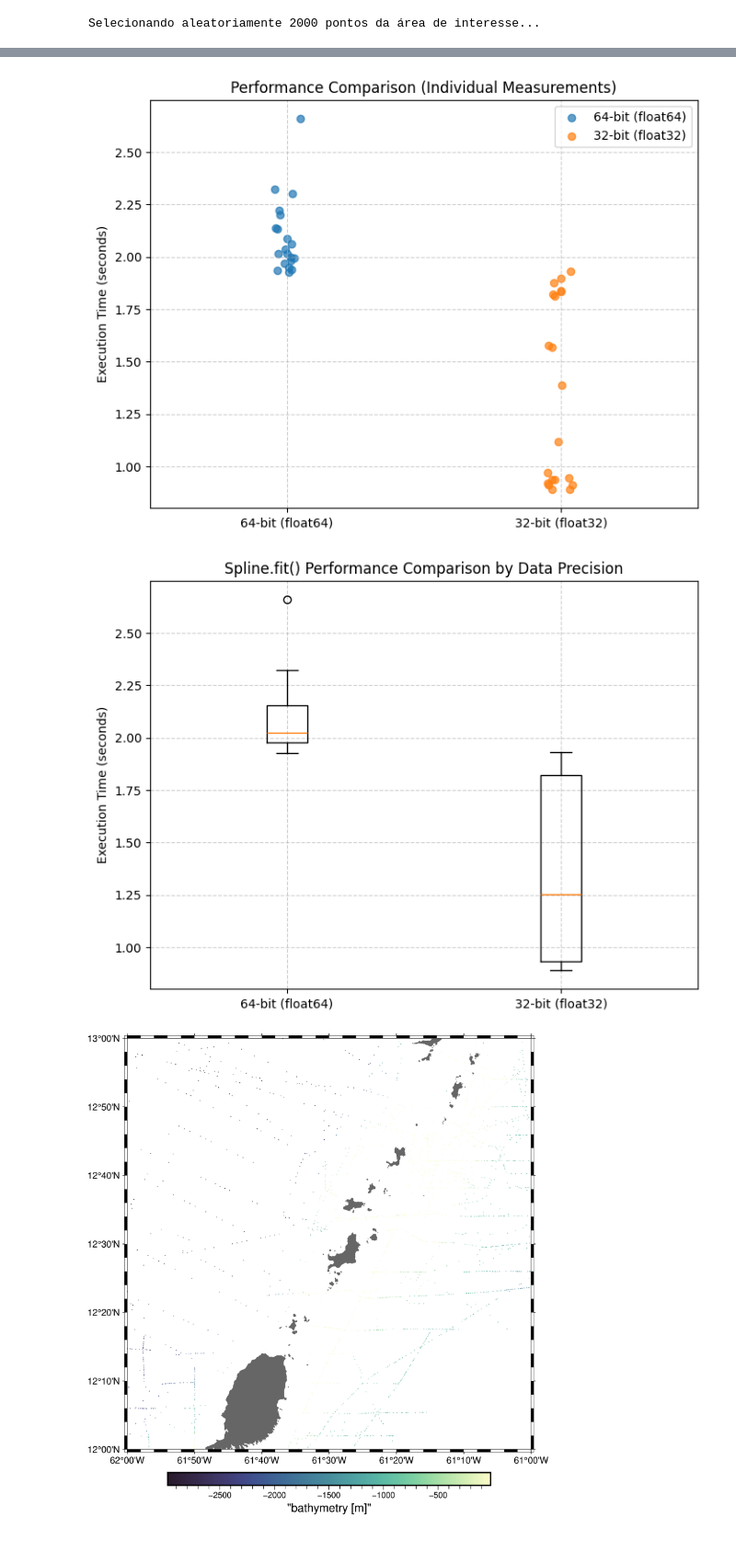
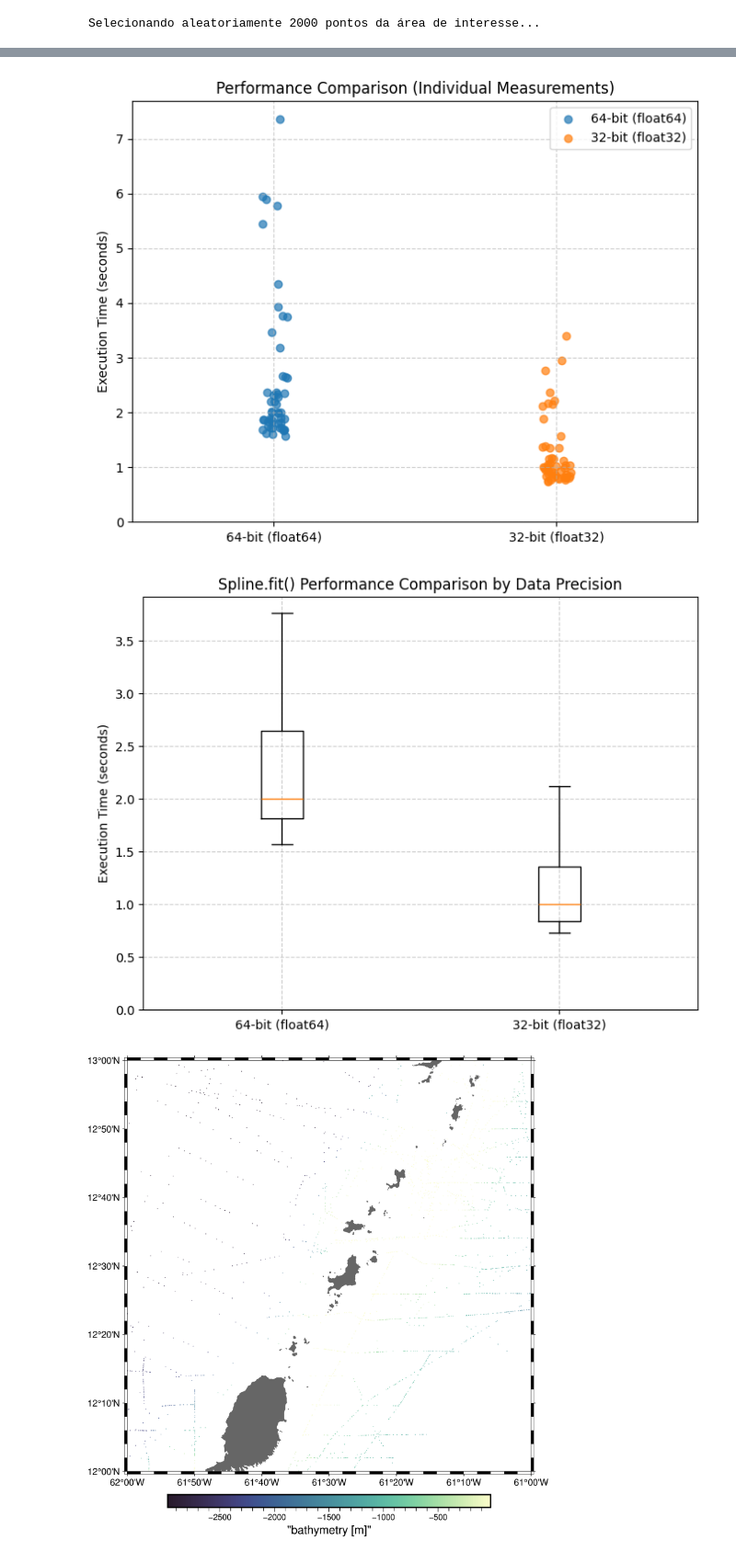
Before and after one commit to BernardoPerS/Fatiando_Modificado, a Jupyter notebook: Testes/teste_verde.ipynb, the cells around one changed output, grey strips where cells are left out. Shown at 92% size. Drawn from its saved outputs; the diff is of its cells as text; code cells hidden in the pictures.

```diff
--- a/Testes/teste_verde.ipynb
+++ b/Testes/teste_verde.ipynb
@@ -123,7 +121,8 @@ Line #      Hits         Time  Per Hit   % Time  Line Contents
 ## Código com benchmarking ##
 resultados_benchmark_spline = []
 # Serão usadas n-1 amostras nas estatísticas
-n_repeticoes = 31
+n_repeticoes = 51
+
 
 #Realizamos os testes com fit utilizando os 64 bits
 for i in range(n_repeticoes):
@@ -478,7 +676,7 @@ Line #      Hits         Time  Per Hit   % Time  Line Contents
 # %%
 ## Código com benchmarking ##
 resultados_benchmark_spline = []
-n_repeticoes = 21
+n_repeticoes = 51
 
 
 
@@ -577,37 +771,39 @@ fig, ax = plt.subplots(figsize=(8, 6))
 x_64 = np.ones(len(tempos_64bit)) # Todos os pontos na posição x=1
 x_32 = np.full(len(tempos_32bit), 2) # Todos os pontos na posição x=2
 
-# Adicionamos um pequeno "jitter" (ruído) no eixo X para que os pontos
+# Adicionamos um pequeno ruído no eixo X para que os pontos
 # não se sobreponham perfeitamente, facilitando a visualização.
 jitter_strength = 0.05
 x_64_jitter = x_64 + np.random.uniform(-jitter_strength, jitter_strength, len(x_64))
 x_32_jitter = x_32 + np.random.uniform(-jitter_strength, jitter_strength, len(x_32))
 
 # Plotando os pontos
 ax.scatter(x_64_jitter, tempos_64bit, alpha=0.7, label="64-bit (float64)")
 ax.scatter(x_32_jitter, tempos_32bit, alpha=0.7, label="32-bit (float32)")
 
 # Configurando o eixo X para mostrar os nomes das categorias
 ax.set_xticks([1, 2])
 ax.set_xticklabels(["64-bit (float64)", "32-bit (float32)"])
 ax.set_xlim(0.5, 2.5) # Limites para centralizar os pontos
 ax.set_title('Performance Comparison (Individual Measurements)')
 ax.set_ylabel('Execution Time (seconds)')
+ax.set_ylim(bottom=0)
 ax.grid(True, linestyle='--', alpha=0.6)
 ax.legend()
 #plt.savefig("comparacao_pontos_caribe.png")
 plt.show()
 
 fig, ax = plt.subplots(figsize=(8, 6))
-ax.boxplot([tempos_64bit, tempos_32bit], labels=["64-bit (float64)", "32-bit (float32)"])
+ax.boxplot([tempos_64bit, tempos_32bit], labels=["64-bit (float64)", "32-bit (float32)"], showfliers=False)
 ax.set_title('Spline.fit() Performance Comparison by Data Precision')
 ax.set_ylabel('Execution Time (seconds)')
 ax.grid(True, linestyle='--', alpha=0.6)
+ax.set_ylim(bottom=0)
 #plt.savefig("comparacao_precisao_dados_caribe.png")
 plt.show()
 # %% [output]
-[figure, old version]
+[figure, new version]
-[figure, old version]
+[figure, new version]
 # %%
 # Mostrar quanta informação foi utilizada
 
```
Also changed, not shown: parts of 30 cells of this notebook.
